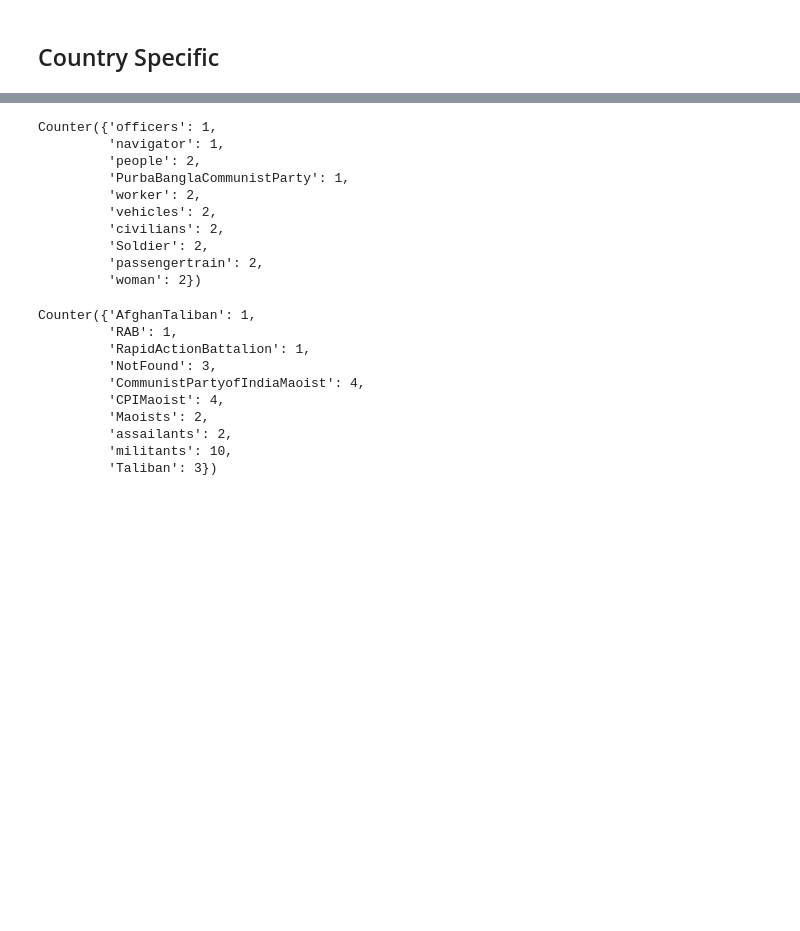
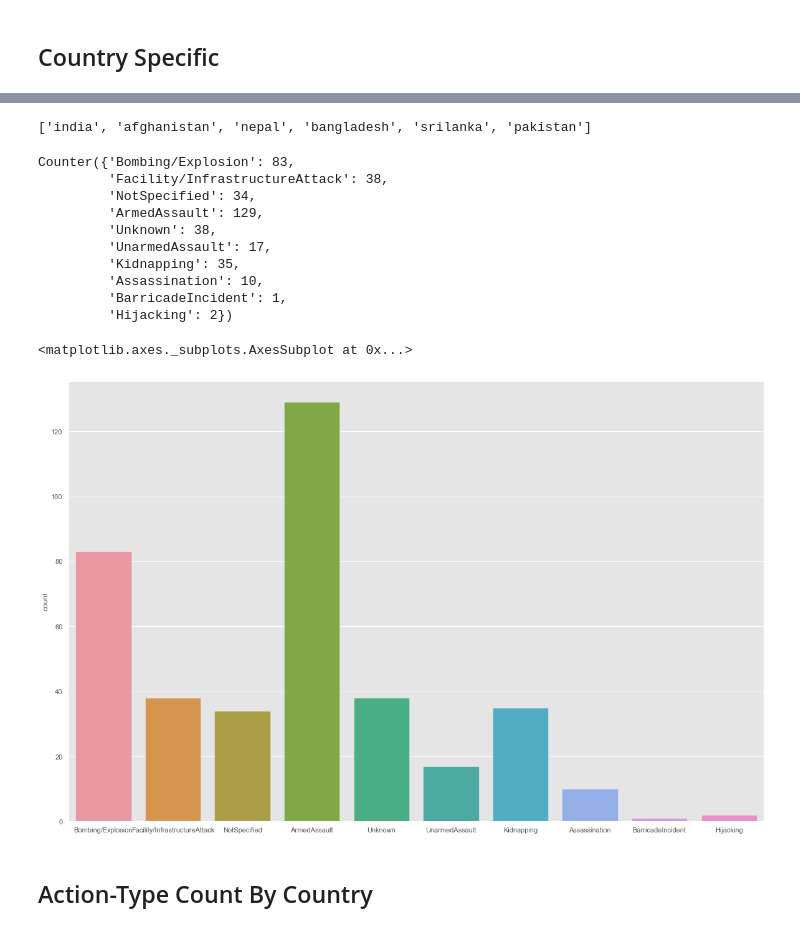
Before and after one commit to the-knightfury/Analysis-of-Political-Events, a Jupyter notebook: Preprocessing-Analysis-of-SATP.ipynb, the cells around one changed output, grey strips where cells are left out. Saved outputs shown, nothing was run; the diff lists cells and outputs as text; code cells hidden in the pictures; blank space fills up the shorter version.

```diff
--- a/Preprocessing-Analysis-of-SATP.ipynb
+++ b/Preprocessing-Analysis-of-SATP.ipynb
@@ -207,33 +211,34 @@ df_India.head(5)
+# %%
+COUNTRIES = list(set(df["country"]))
+COUNTRIES
+# %% [output]
+['india', 'afghanistan', 'nepal', 'bangladesh', 'srilanka', 'pakistan']
 # %%
 K = 10
 
-action = flatten_list(df_India['action'].values, K)
-target = flatten_list(df_India['target'].values, K)
-source = flatten_list(df_India['source'].values, K)
-action_type = flatten_list(df_India['action_type'].values, K)
+df_by_country = df[df['country'] == COUNTRIES[0]]
+
+action = flatten_list(df_by_country['action'].values, K)
+target = flatten_list(df_by_country['target'].values, K)
+source = flatten_list(df_by_country['source'].values, K)
+action_type = flatten_list(df_by_country['action_type'].values, K)
 # %%
-Counter(target)
+Counter(action_type)
 # %% [output]
-Counter({'officers': 1,
-         'navigator': 1,
-         'people': 2,
-         'PurbaBanglaCommunistParty': 1,
-         'worker': 2,
-         'vehicles': 2,
-         'civilians': 2,
-         'Soldier': 2,
-         'passengertrain': 2,
-         'woman': 2})
+Counter({'Bombing/Explosion': 83,
+         'Facility/InfrastructureAttack': 38,
+         'NotSpecified': 34,
+         'ArmedAssault': 129,
+         'Unknown': 38,
+         'UnarmedAssault': 17,
+         'Kidnapping': 35,
+         'Assassination': 10,
+         'BarricadeIncident': 1,
+         'Hijacking': 2})
-# %%
-Counter(source)
-# %% [output]
-Counter({'AfghanTaliban': 1,
-         'RAB': 1,
-         'RapidActionBattalion': 1,
-         'NotFound': 3,
-         'CommunistPartyofIndiaMaoist': 4,
-         'CPIMaoist': 4,
-         'Maoists': 2,
-         'assailants': 2,
-         'militants': 10,
-         'Taliban': 3})
+# %%
+sns.countplot(x=action_type)
+# %% [output]
+<matplotlib.axes._subplots.AxesSubplot at 0x...>
+[figure, added]
+# %% [markdown]
+## Action-Type Count By Country
```
Also changed, not shown: parts of 28 cells of this notebook, 7 other files.
